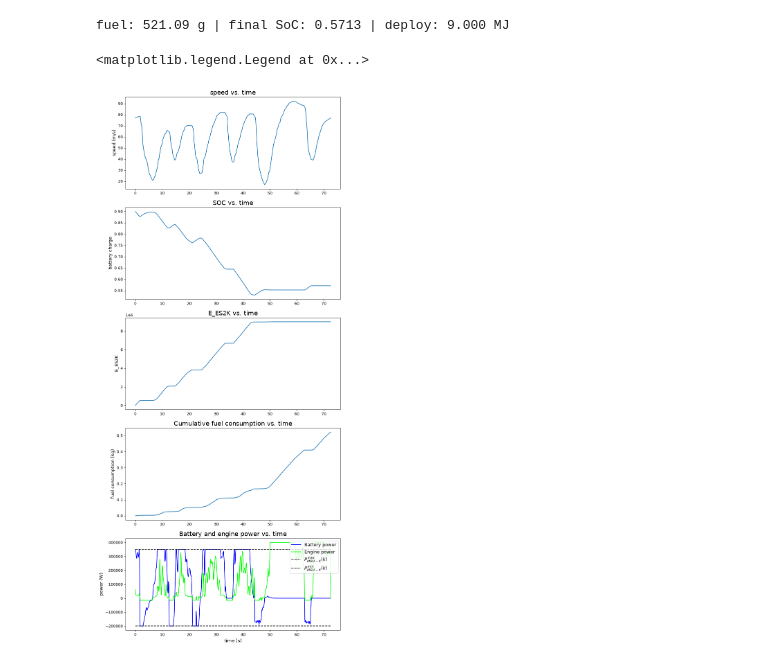
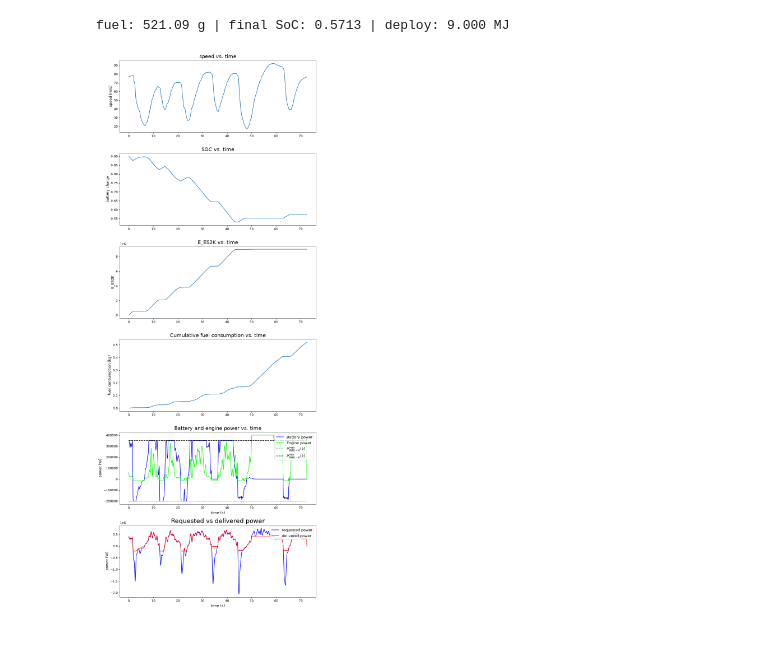
Before and after one commit to tommasoandina1/thermal-aware-ems-f1, a Jupyter notebook: controller/01b_single_lap_DP_vectorized.ipynb, the cells around one changed output. Drawn from its saved outputs; the diff is of its cells as text; code cells hidden in the pictures.

```diff
--- a/controller/01b_single_lap_DP_vectorized.ipynb
+++ b/controller/01b_single_lap_DP_vectorized.ipynb
@@ -49,7 +49,7 @@ v = data[1,:]
 a = data[2,:]
 
 # Load Data: power at the gearbox
-data_of_power_gb = np.load('/app/data/qualifying_Canada/power_domand_quali.npy')
+data_of_power_gb = np.load('data/qualifying_Canada/power_domand_quali.npy')
 P_gb = data_of_power_gb[1,:]
 # %%
 plot.figure(num=1, figsize=(10, 9), dpi=80, facecolor='w', edgecolor='k')
@@ -187,41 +187,51 @@ print(f"fuel: {fuel_dp:.2f} g | final SoC: {SOC_sim90[-2]:.4f} | deploy: {E_ES2K
 fuel: 521.09 g | final SoC: 0.5713 | deploy: 9.000 MJ
 # %%
 ## Plot Simulation Results
-plot.figure(num=5, figsize=(10, 25), dpi=80, facecolor='w', edgecolor='k')
+plot.figure(num=6, figsize=(10, 25), dpi=80, facecolor='w', edgecolor='k')
 
 
-plot.subplot(5,1,1)
+plot.subplot(6,1,1)
 # UDDS speed versus time
 plot.plot(t, v)
 plot.ylabel('speed (m/s)', fontsize=12)
 plot.title('speed vs. time', fontsize=16)
 
 
-plot.subplot(5,1,2)
+plot.subplot(6,1,2)
 plot.plot(t, SOC_sim90)
 plot.ylabel('battery charge', fontsize=12)
 plot.title('SOC vs. time', fontsize=16)
 
-plot.subplot(5,1,3)
+plot.subplot(6,1,3)
 plot.plot(t, E_ES2K_sim90)
 plot.ylabel('E_ES2K', fontsize=12)
 plot.title('E_ES2K vs. time', fontsize=16)
 
-plot.subplot(5,1,4)
+plot.subplot(6,1,4)
 plot.plot(t, np.cumsum(J_sim90))
 plot.ylabel('fuel consumption (kg)', fontsize=12)
 plot.title('Cumulative fuel consumption vs. time', fontsize=16)
 
 
-plot.subplot(5,1,5)
+plot.subplot(6,1,5)
 plot.plot(t, P_MGUK_sim90, 'blue', label='Battery power')
 plot.plot(t, P_eng_sim90, 'lime', label='Engine power')
 plot.plot(t, P_MGU_max*np.ones(t.shape), 'k--', label=r'$P_{MGU-K}^{max}(k)$')
 plot.plot(t, P_MGU_min*np.ones(t.shape), 'k--', label=r'$P_{MGU-K}^{min}(k)$')
 plot.ylabel('power (W)', fontsize=12)
 plot.title('Battery and engine power vs. time', fontsize=16)
 plot.xlabel('time (s)', fontsize=12)
 plot.legend(loc=1, fontsize=12)
+
+plot.subplot(6,1,6)
+plot.plot(t, P_gb, 'blue', label='requested power')
+plot.plot(t, P_eng_sim90+P_MGUK_sim90, 'red', label='delivered power')
+plot.ylabel('power (W)', fontsize=12)
+plot.title('Requested vs delivered power', fontsize=20)
+plot.xlabel('time (s)', fontsize=12)
+plot.legend(loc=1, fontsize=12)
+
+plot.tight_layout()
+plot.show()
 # %% [output]
-<matplotlib.legend.Legend at 0x...>
-[figure, old version]
+[figure, new version]
```
Also changed, not shown: 2 other files.
